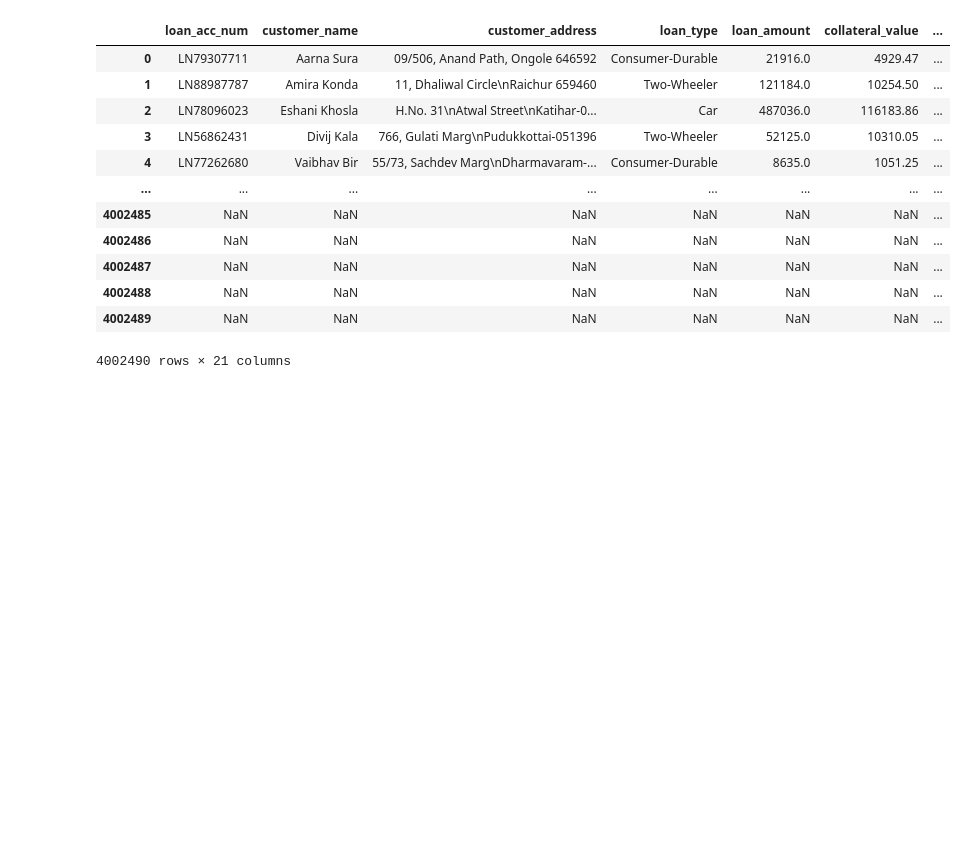
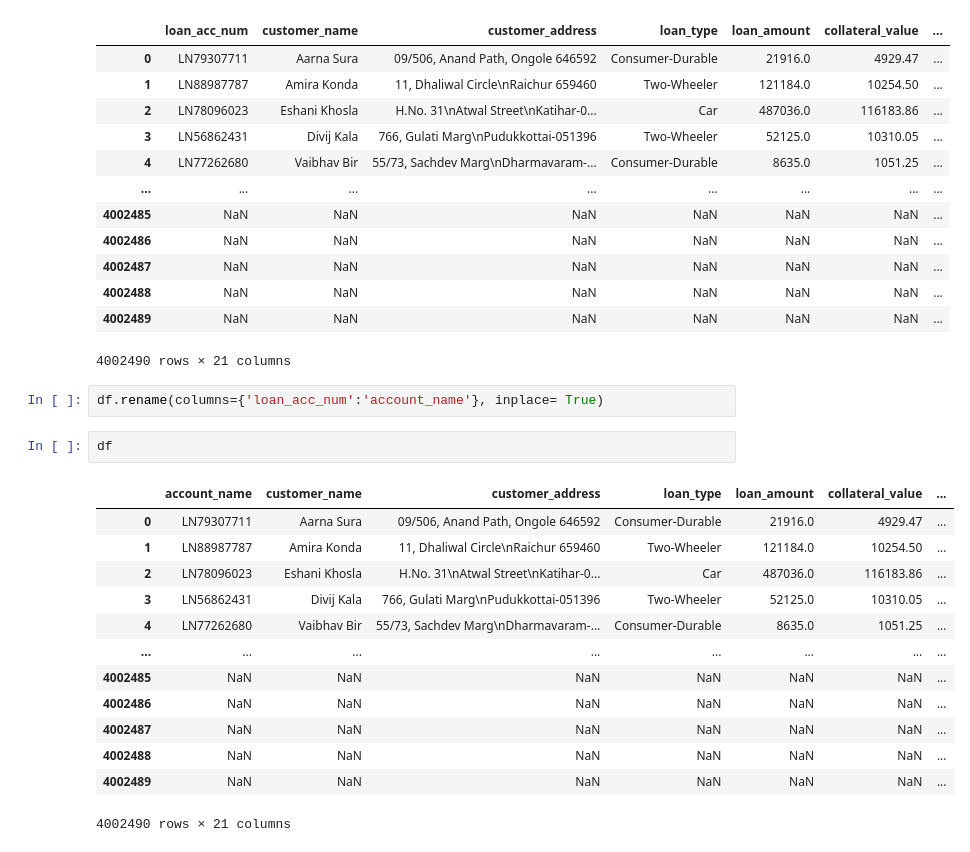
Before and after one commit to Naveengupta2006/Credit-Risk-Assement-LGD-Analysis, a Jupyter notebook: notebook/analysis.ipynb, the cells around one changed output. Cells and saved outputs as stored; diff of their text form; blank space fills up the shorter version.

Commit message:
Data cleaning: rename columns, handle missing & duplicate values, convert datetime.

```diff
--- a/notebook/analysis.ipynb
+++ b/notebook/analysis.ipynb
@@ -71,3 +71,21 @@ df
 | 4002488 | NaN | NaN | NaN | NaN | NaN | NaN | ... |
 | 4002489 | NaN | NaN | NaN | NaN | NaN | NaN | ... |
 4002490 rows × 21 columns
+# %%
+df.rename(columns={'loan_acc_num':'account_name'}, inplace= True)
+# %%
+df
+# %% [output]
+|  | account_name | customer_name | customer_address | loan_type | loan_amount | collateral_value | ... |
+| 0 | LN79307711 | Aarna Sura | 09/506, Anand Path, Ongole 646592 | Consumer-Durable | 21916.0 | 4929.47 | ... |
+| 1 | LN88987787 | Amira Konda | 11, Dhaliwal Circle\nRaichur 659460 | Two-Wheeler | 121184.0 | 10254.50 | ... |
+| 2 | LN78096023 | Eshani Khosla | H.No. 31\nAtwal Street\nKatihar-0... | Car | 487036.0 | 116183.86 | ... |
+| 3 | LN56862431 | Divij Kala | 766, Gulati Marg\nPudukkottai-051396 | Two-Wheeler | 52125.0 | 10310.05 | ... |
+| 4 | LN77262680 | Vaibhav Bir | 55/73, Sachdev Marg\nDharmavaram-... | Consumer-Durable | 8635.0 | 1051.25 | ... |
+| ... | ... | ... | ... | ... | ... | ... | ... |
+| 4002485 | NaN | NaN | NaN | NaN | NaN | NaN | ... |
+| 4002486 | NaN | NaN | NaN | NaN | NaN | NaN | ... |
+| 4002487 | NaN | NaN | NaN | NaN | NaN | NaN | ... |
+| 4002488 | NaN | NaN | NaN | NaN | NaN | NaN | ... |
+| 4002489 | NaN | NaN | NaN | NaN | NaN | NaN | ... |
+4002490 rows × 21 columns
```
Also changed, not shown: parts of 5 cells of this notebook.
